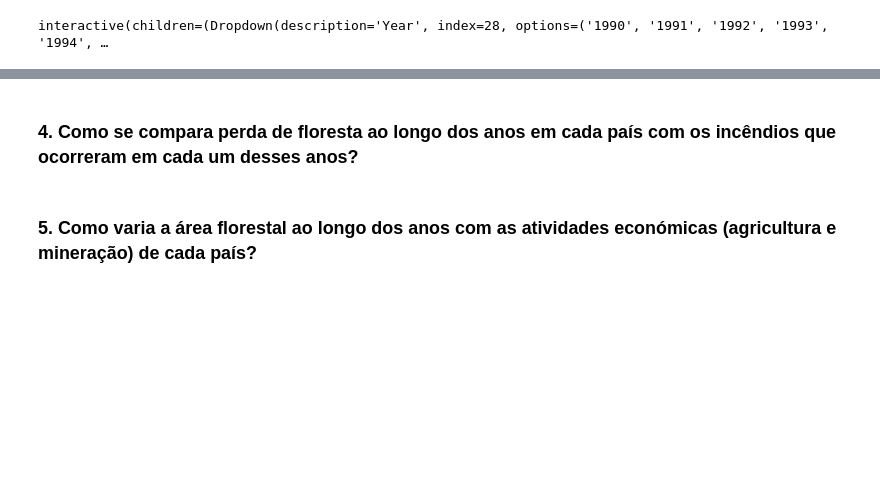
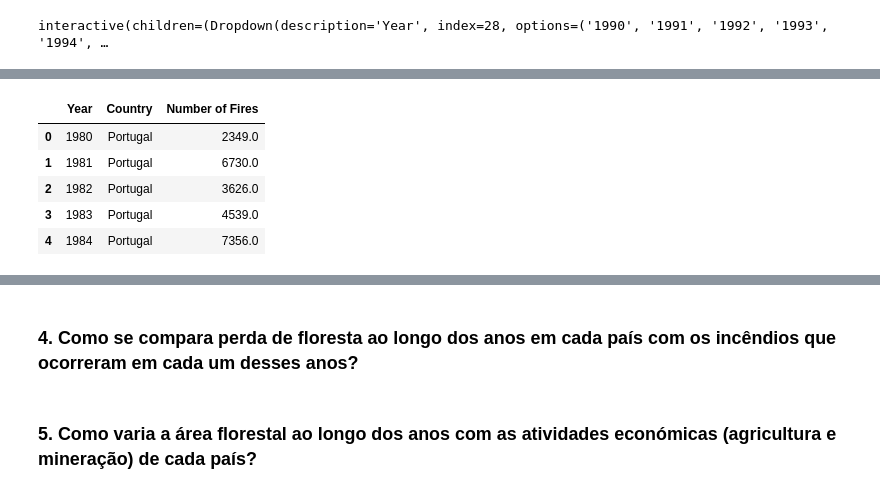
Before and after one commit to BeaMadeira/SGD-Projeto-2, a Jupyter notebook: python/sgd_project_2.ipynb, the cells around one changed output, grey strips where cells are left out. Cells and saved outputs as stored; diff of their text form; code cells hidden in the pictures; blank space fills up the shorter version.

```diff
--- a/python/sgd_project_2.ipynb
+++ b/python/sgd_project_2.ipynb
@@ -410,0 +440,10 @@ HBox(children=(VBox(children=(Checkbox(value=False, description='Aruba', indent=
+# %%
+# Visualize dataframe structure
+data.head()
+# %% [output]
+|  | Year | Country | Number of Fires |
+| 0 | 1980 | Portugal | 2349.0 |
+| 1 | 1981 | Portugal | 6730.0 |
+| 2 | 1982 | Portugal | 3626.0 |
+| 3 | 1983 | Portugal | 4539.0 |
+| 4 | 1984 | Portugal | 7356.0 |
```
Also changed, not shown: parts of 10 cells of this notebook.
